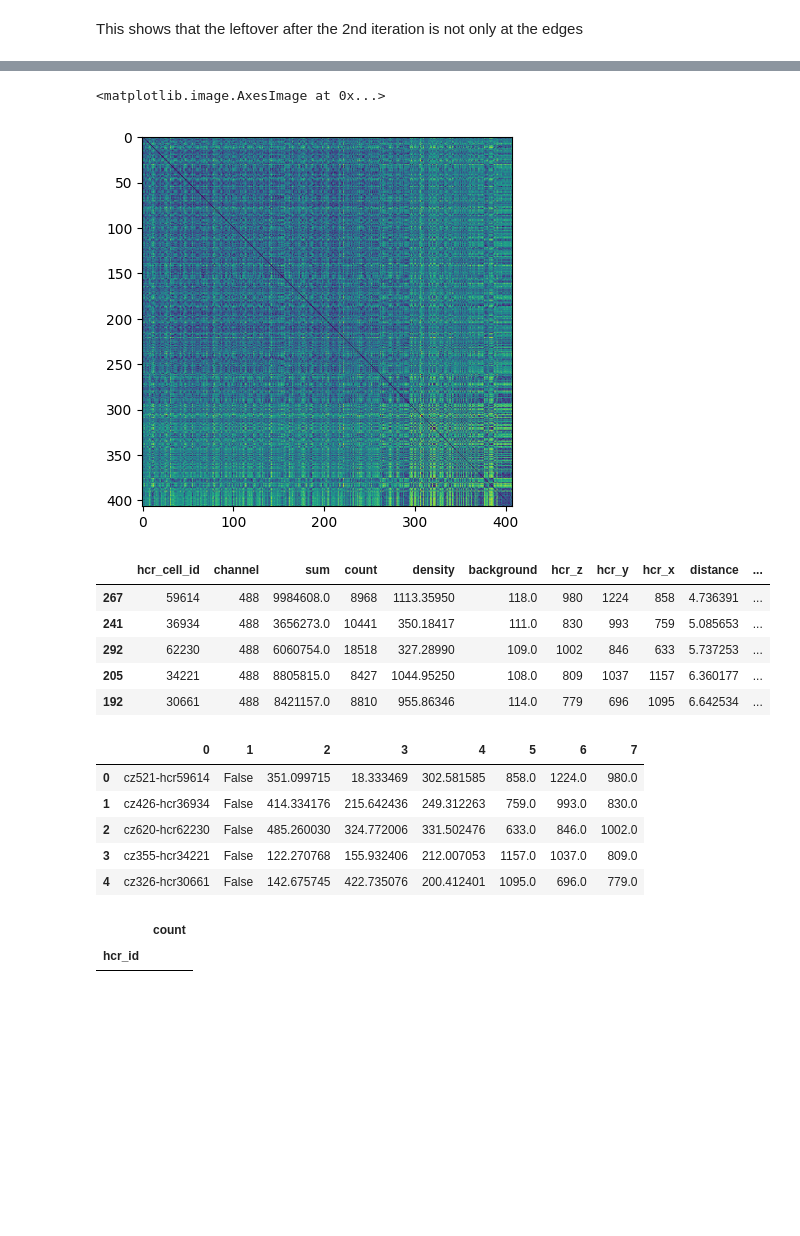
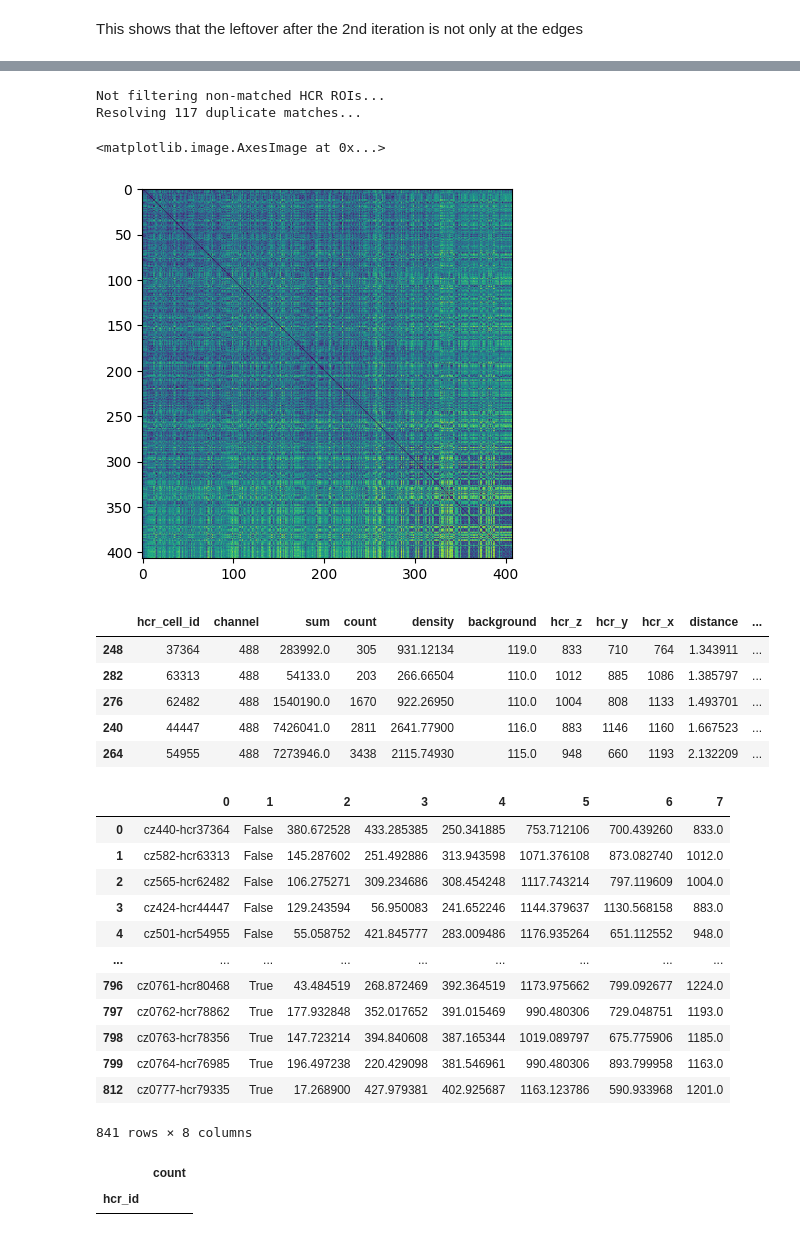
Before and after one commit to jkim0731/2p-hcr-autocoreg, a Jupyter notebook: code/3rd_iter_generate_landmarks.ipynb, the cells around one changed output, grey strips where cells are left out. Cells and saved outputs as stored; diff of their text form; code cells hidden in the pictures; blank space fills up the shorter version.

```diff
--- a/code/3rd_iter_generate_landmarks.ipynb
+++ b/code/3rd_iter_generate_landmarks.ipynb
@@ -248,7 +262,8 @@ def one_to_one_matching(HCR_centroids_est, leftover_HCR_df):
 
     return matched_indices, matched_distances, dist_matrix
 # %%
-def choose_max_count_nearest_neighbor(HCR_centroids_est, leftover_HCR_df, k=5, resolve_duplicates=True):
+def choose_max_count_nearest_neighbor(HCR_centroids_est, leftover_HCR_df,
+                                      feature='density', k=5, resolve_duplicates=True):
     """ Choose nearest neighbor with maximum spot counts among k nearest candidates.
     If resolve_duplicates is True, attempt to resolve many-to-one matches by reassigning duplicates
 
@@ -258,6 +273,8 @@ def choose_max_count_nearest_neighbor(HCR_centroids_est, leftover_HCR_df, k=5, r
         Estimated HCR centroids from leftover czstack centroids
     leftover_HCR_df : DataFrame of shape (N, 3)
         DataFrame containing leftover HCR centroids with columns ['hcr_x', 'hcr_y', 'hcr_z']
+    feature : str
+        Feature to use for matching. 'count' or 'density'
     k : int
         Number of nearest neighbors to consider
     resolve_duplicates : bool
@@ -270,9 +287,19 @@ def choose_max_count_nearest_neighbor(HCR_centroids_est, leftover_HCR_df, k=5, r
         Distance to matched target point for each source point (inf if unmatched)
     dist_matrix : ndarray of shape (M, N)
         Pairwise distance matrix between source and target points
+    resolve_duplicates : bool
+        Whether to attempt to resolve many-to-one matches
+    Returns:
+    --------
+    chosen_indices : ndarray of shape (M,)
+        Index of matched target point for each source point (-1 if unmatched)
+    chosen_distances : ndarray of shape (M,)
+        Distance to matched target point for each source point (inf if unmatched)
+    dist_matrix : ndarray of shape (M, N)
+        Pairwise distance matrix between source and target points
     """
     hcr_centroids = leftover_HCR_df[['hcr_x','hcr_y','hcr_z']].to_numpy()
-    counts = leftover_HCR_df['count'].to_numpy()
+    counts = leftover_HCR_df[feature].to_numpy()
 
     dist_matrix = distance_matrix(HCR_centroids_est, hcr_centroids)
     k = min(k, dist_matrix.shape[1])
@@ -296,6 +323,7 @@ def choose_max_count_nearest_neighbor(HCR_centroids_est, leftover_HCR_df, k=5, r
     duplicate_sources_mask = counts_per_target[inverse] > 1
 
     if resolve_duplicates and duplicate_sources_mask.any():
+        print(f'Resolving {np.sum(duplicate_sources_mask)} duplicate matches...')
         # Keep only the source with minimal distance for each duplicated target
         # For duplicates: build per-target minimal distance
         keep_mask = np.ones_like(chosen_indices, dtype=bool)
@@ -334,25 +378,30 @@ def choose_max_count_nearest_neighbor(HCR_centroids_est, leftover_HCR_df, k=5, r
 # %%
 if filter_hcr_rois:
+    print('Filtering non-matched HCR ROIs based on spot counts and density thresholds...')
     final_matched_indices, final_matched_distances, dist_matrix = \
         one_to_one_matching(HCR_centroids_est, leftover_HCR_df)
 else:
+    print('Not filtering non-matched HCR ROIs...')
     final_matched_indices, final_matched_distances, dist_matrix = \
-        choose_max_count_nearest_neighbor(HCR_centroids_est, leftover_HCR_df, k=5, resolve_duplicates=True)
+        choose_max_count_nearest_neighbor(HCR_centroids_est, leftover_HCR_df, feature='density',
+            k=5, resolve_duplicates=True)
 
 sort_order = np.argsort(final_matched_distances)
 
 # Create matrix with matched sources (rows) and their assigned targets (columns)
 sorted_sources = np.arange(len(final_matched_indices))[sort_order]
 sorted_targets = final_matched_indices[sort_order]
 sorted_dists = final_matched_distances[sort_order]
 
 # Extract relevant distances for visualization
 matched_dist_matrix = dist_matrix[np.ix_(sorted_sources, sorted_targets)]
 
 plt.imshow(matched_dist_matrix)
 # %% [output]
-<matplotlib.image.AxesImage at 0x...>
+Not filtering non-matched HCR ROIs...
+Resolving 117 duplicate matches...
+<matplotlib.image.AxesImage at 0x...>
-[figure, old version]
+[figure, new version]
 # %%
 # assign matching to matched_cells_df
 new_matched_hcr_df = leftover_HCR_df.iloc[final_matched_indices].reset_index().copy().rename(columns={'index':'hcr_cell_id'})
@@ -365,14 +414,14 @@ new_matched_hcr_df.sort_values(by='distance', inplace=True)
 new_matched_hcr_df.head()
 # %% [output]
 |  | hcr_cell_id | channel | sum | count | density | background | hcr_z | hcr_y | hcr_x | distance | ... |
-| 267 | 59614 | 488 | 9984608.0 | 8968 | 1113.35950 | 118.0 | 980 | 1224 | 858 | 4.736391 | ... |
-| 241 | 36934 | 488 | 3656273.0 | 10441 | 350.18417 | 111.0 | 830 | 993 | 759 | 5.085653 | ... |
-| 292 | 62230 | 488 | 6060754.0 | 18518 | 327.28990 | 109.0 | 1002 | 846 | 633 | 5.737253 | ... |
-| 205 | 34221 | 488 | 8805815.0 | 8427 | 1044.95250 | 108.0 | 809 | 1037 | 1157 | 6.360177 | ... |
-| 192 | 30661 | 488 | 8421157.0 | 8810 | 955.86346 | 114.0 | 779 | 696 | 1095 | 6.642534 | ... |
+| 248 | 37364 | 488 | 283992.0 | 305 | 931.12134 | 119.0 | 833 | 710 | 764 | 1.343911 | ... |
+| 282 | 63313 | 488 | 54133.0 | 203 | 266.66504 | 110.0 | 1012 | 885 | 1086 | 1.385797 | ... |
+| 276 | 62482 | 488 | 1540190.0 | 1670 | 922.26950 | 110.0 | 1004 | 808 | 1133 | 1.493701 | ... |
+| 240 | 44447 | 488 | 7426041.0 | 2811 | 2641.77900 | 116.0 | 883 | 1146 | 1160 | 1.667523 | ... |
+| 264 | 54955 | 488 | 7273946.0 | 3438 | 2115.74930 | 115.0 | 948 | 660 | 1193 | 2.132209 | ... |
 # %%
 save_fn = save_dir / f'{subject_id}_landmarks_matched_ext_iter{current_iter}.csv'
-assert not save_fn.exists(), f'File already exists: {save_fn}'
+# assert not save_fn.exists(), f'File already exists: {save_fn}'
 landmarks_ext = pd.DataFrame()
 
 landmarks_ext[0] = ['cz'+str(int(new_matched_hcr_df['czstack_cell_id'].iloc[i]))+'-hcr'+str(int(new_matched_hcr_df['hcr_cell_id'].iloc[i])) for i in range(len(new_matched_hcr_df))]
@@ -381,20 +430,29 @@ landmarks_ext[1] = False
 landmarks_ext[2] = new_matched_hcr_df['czstack_x'].values
 landmarks_ext[3] = new_matched_hcr_df['czstack_y'].values
 landmarks_ext[4] = new_matched_hcr_df['czstack_z'].values
-landmarks_ext[5] = new_matched_hcr_df['hcr_x'].values
-landmarks_ext[6] = new_matched_hcr_df['hcr_y'].values
-landmarks_ext[7] = new_matched_hcr_df['hcr_z'].values
+landmarks_ext[5] = new_matched_hcr_df['hcr_x'].values * scale_x
+landmarks_ext[6] = new_matched_hcr_df['hcr_y'].values * scale_y
+landmarks_ext[7] = new_matched_hcr_df['hcr_z'].values * scale_z
 
 columns = np.arange(8)
 landmarks.columns = columns
 landmarks_ext = pd.concat([landmarks_ext, landmarks])
 
-landmarks_ext.to_csv(save_fn, index=False, header=False)
-landmarks_ext.head()
+# landmarks_ext.to_csv(save_fn, index=False, header=False)
+# landmarks_ext.head()
-# %% [output]
-|  | 0 | 1 | 2 | 3 | 4 | 5 | 6 | 7 |
-| 0 | cz521-hcr59614 | False | 351.099715 | 18.333469 | 302.581585 | 858.0 | 1224.0 | 980.0 |
-| 1 | cz426-hcr36934 | False | 414.334176 | 215.642436 | 249.312263 | 759.0 | 993.0 | 830.0 |
-| 2 | cz620-hcr62230 | False | 485.260030 | 324.772006 | 331.502476 | 633.0 | 846.0 | 1002.0 |
-| 3 | cz355-hcr34221 | False | 122.270768 | 155.932406 | 212.007053 | 1157.0 | 1037.0 | 809.0 |
-| 4 | cz326-hcr30661 | False | 142.675745 | 422.735076 | 200.412401 | 1095.0 | 696.0 | 779.0 |
+# %%
+landmarks_ext
+# %% [output]
+|  | 0 | 1 | 2 | 3 | 4 | 5 | 6 | 7 |
+| 0 | cz440-hcr37364 | False | 380.672528 | 433.285385 | 250.341885 | 753.712106 | 700.439260 | 833.0 |
+| 1 | cz582-hcr63313 | False | 145.287602 | 251.492886 | 313.943598 | 1071.376108 | 873.082740 | 1012.0 |
+| 2 | cz565-hcr62482 | False | 106.275271 | 309.234686 | 308.454248 | 1117.743214 | 797.119609 | 1004.0 |
+| 3 | cz424-hcr44447 | False | 129.243594 | 56.950083 | 241.652246 | 1144.379637 | 1130.568158 | 883.0 |
+| 4 | cz501-hcr54955 | False | 55.058752 | 421.845777 | 283.009486 | 1176.935264 | 651.112552 | 948.0 |
+| ... | ... | ... | ... | ... | ... | ... | ... | ... |
+| 796 | cz0761-hcr80468 | True | 43.484519 | 268.872469 | 392.364519 | 1173.975662 | 799.092677 | 1224.0 |
+| 797 | cz0762-hcr78862 | True | 177.932848 | 352.017652 | 391.015469 | 990.480306 | 729.048751 | 1193.0 |
+| 798 | cz0763-hcr78356 | True | 147.723214 | 394.840608 | 387.165344 | 1019.089797 | 675.775906 | 1185.0 |
+| 799 | cz0764-hcr76985 | True | 196.497238 | 220.429098 | 381.546961 | 990.480306 | 893.799958 | 1163.0 |
+| 812 | cz0777-hcr79335 | True | 17.268900 | 427.979381 | 402.925687 | 1163.123786 | 590.933968 | 1201.0 |
+841 rows × 8 columns
```
Also changed, not shown: parts of 6 cells of this notebook, 10 other files.
